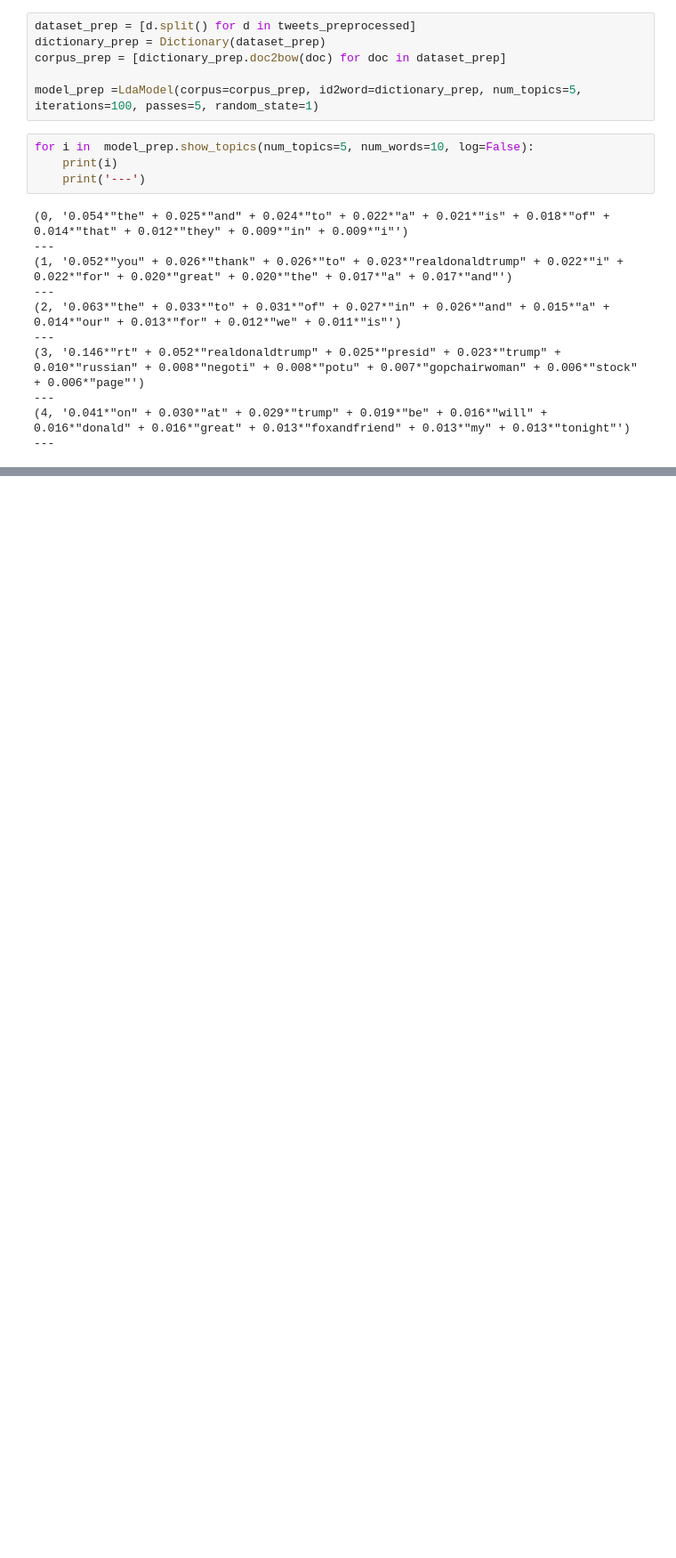
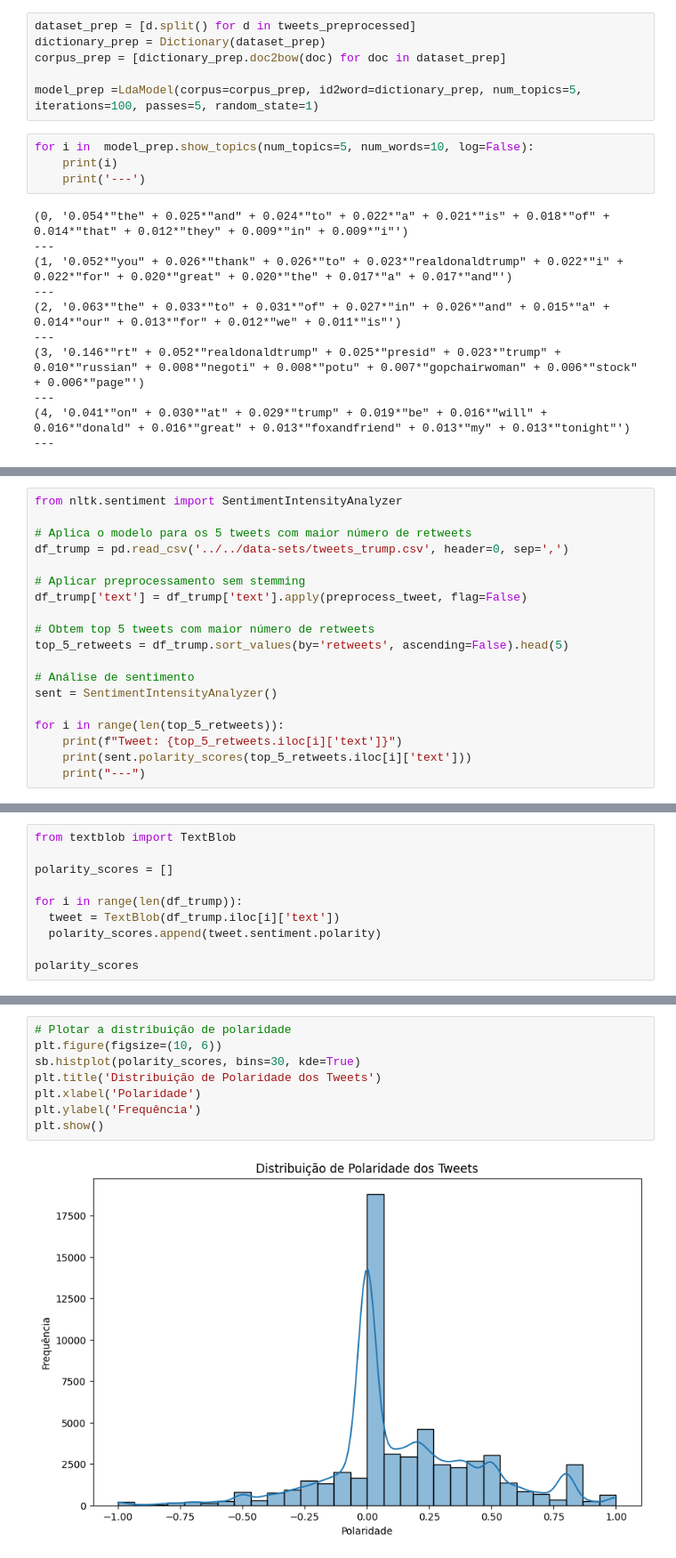
Before and after one commit to FabioKishino/pos-data-science, a Jupyter notebook: data-mining/Exercicio 4/Exercicio4.ipynb, the cells around one changed output, grey strips where cells are left out. Shown at 89% size. Drawn from its saved outputs; the diff is of its cells as text; blank space fills up the shorter version.

Commit message:
Exercicio 4: Analise de sentimentos

```diff
--- a/data-mining/Exercicio 4/Exercicio4.ipynb
+++ b/data-mining/Exercicio 4/Exercicio4.ipynb
@@ -286,0 +293,19 @@ Aplicar a remoção de stop-words durante a fase de pré-processamento pode infl
+# %%
+from nltk.sentiment import SentimentIntensityAnalyzer
+
+# Aplica o modelo para os 5 tweets com maior número de retweets
+df_trump = pd.read_csv('../../data-sets/tweets_trump.csv', header=0, sep=',')
+
+# Aplicar preprocessamento sem stemming
+df_trump['text'] = df_trump['text'].apply(preprocess_tweet, flag=False)
+
+# Obtem top 5 tweets com maior número de retweets
+top_5_retweets = df_trump.sort_values(by='retweets', ascending=False).head(5)
+
+# Análise de sentimento
+sent = SentimentIntensityAnalyzer()
+
+for i in range(len(top_5_retweets)):
+    print(f"Tweet: {top_5_retweets.iloc[i]['text']}")
+    print(sent.polarity_scores(top_5_retweets.iloc[i]['text']))
+    print("---")
@@ -286,0 +328,10 @@ Aplicar a remoção de stop-words durante a fase de pré-processamento pode infl
+# %%
+from textblob import TextBlob
+
+polarity_scores = []
+
+for i in range(len(df_trump)):
+  tweet = TextBlob(df_trump.iloc[i]['text'])
+  polarity_scores.append(tweet.sentiment.polarity)
+
+polarity_scores
@@ -286,0 +356,10 @@ Aplicar a remoção de stop-words durante a fase de pré-processamento pode infl
+# %%
+# Plotar a distribuição de polaridade
+plt.figure(figsize=(10, 6))
+sb.histplot(polarity_scores, bins=30, kde=True)
+plt.title('Distribuição de Polaridade dos Tweets')
+plt.xlabel('Polaridade')
+plt.ylabel('Frequência')
+plt.show()
+# %% [output]
+[figure, added]
```
Also changed, not shown: parts of 7 cells of this notebook, 1 other file.
